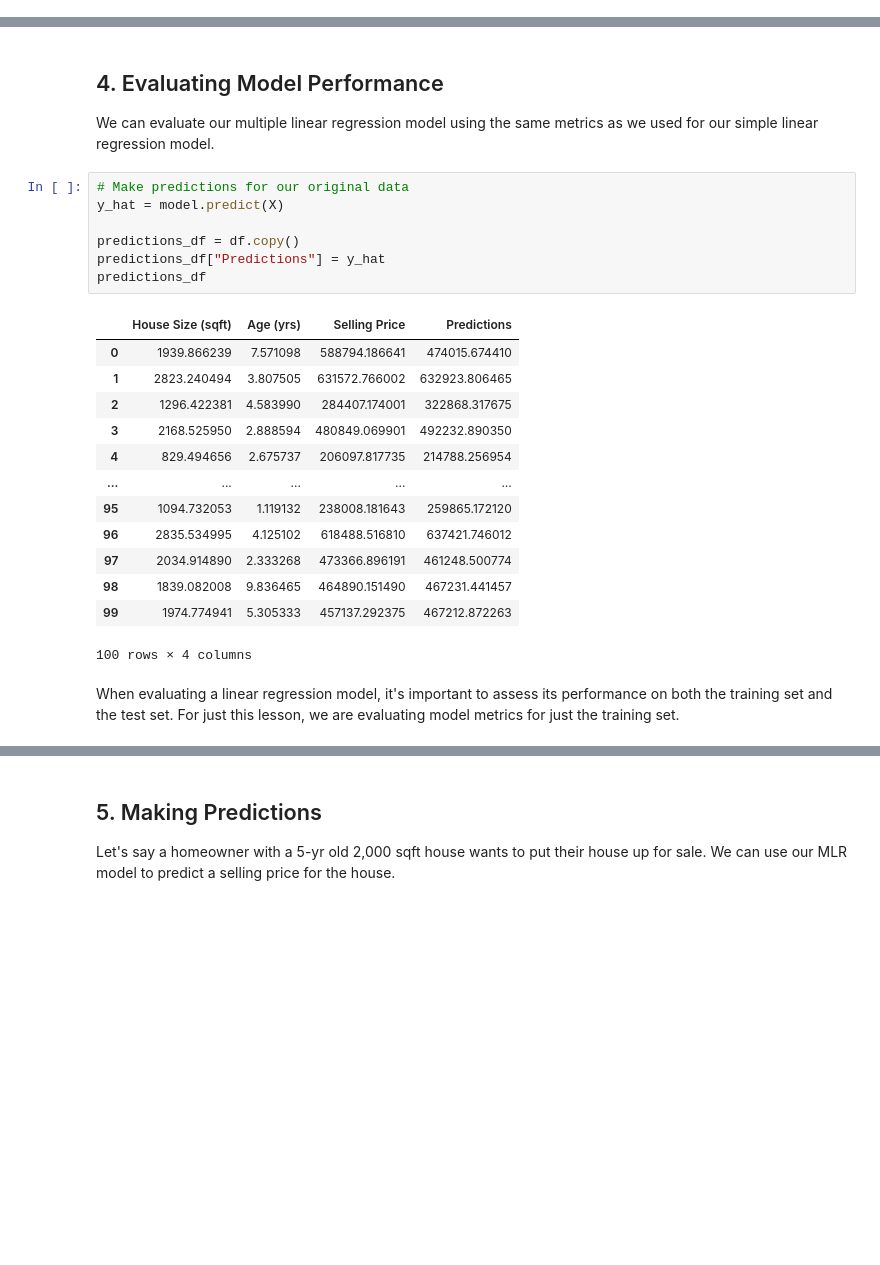
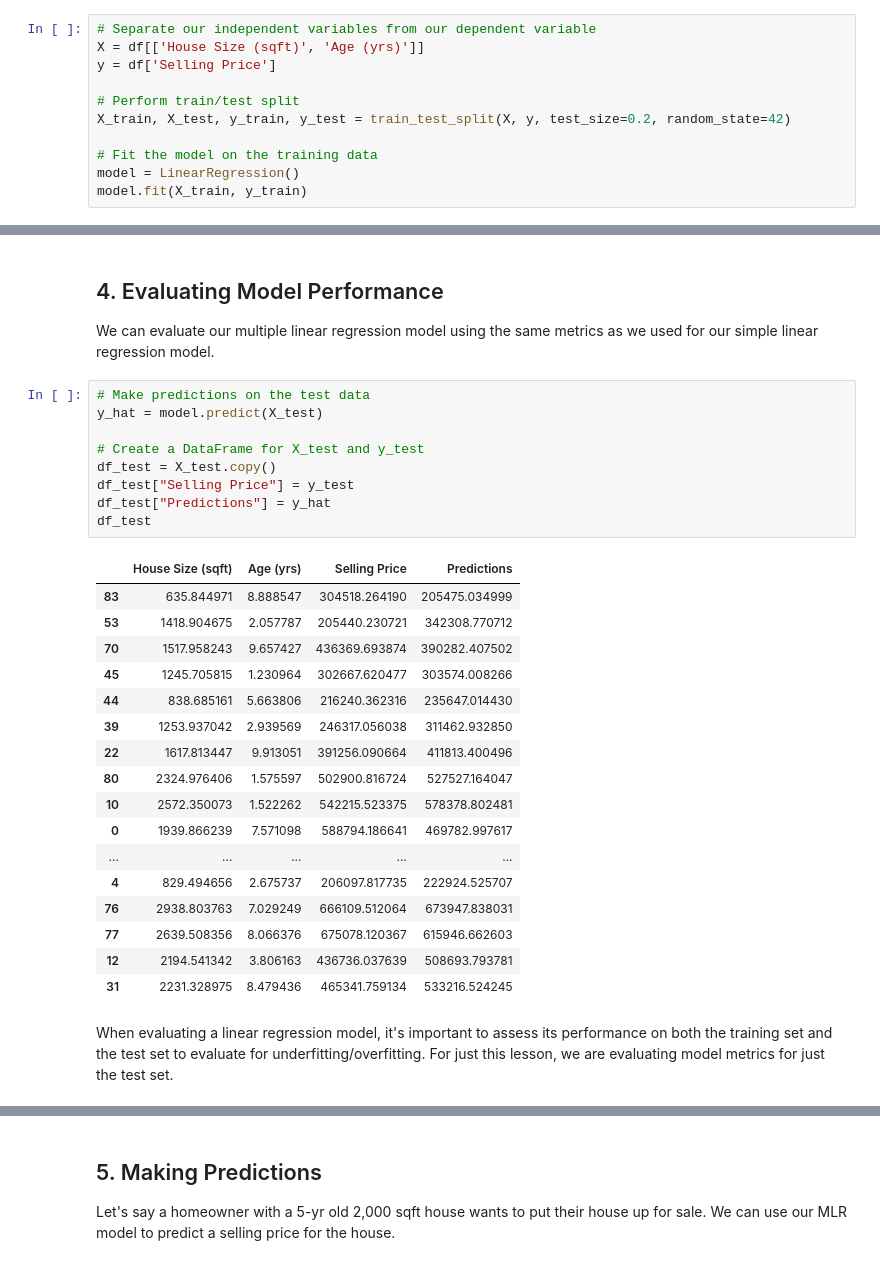
Before and after one commit to themarisolhernandez/ds-review-lessons, a Jupyter notebook: 04-multiple-linear-regression.ipynb, the cells around one changed output, grey strips where cells are left out. Cells and saved outputs as stored; diff of their text form; blank space fills up the shorter version.

```diff
--- a/04-multiple-linear-regression.ipynb
+++ b/04-multiple-linear-regression.ipynb
@@ -203,0 +201,11 @@ LinearRegression()
+# %%
+# Separate our independent variables from our dependent variable
+X = df[['House Size (sqft)', 'Age (yrs)']]
+y = df['Selling Price']
+
+# Perform train/test split
+X_train, X_test, y_train, y_test = train_test_split(X, y, test_size=0.2, random_state=42)
+
+# Fit the model on the training data
+model = LinearRegression()
+model.fit(X_train, y_train)
@@ -287,28 +297,34 @@ pio.show(fig)
 # %% [markdown]
 ## 4. Evaluating Model Performance
 We can evaluate our multiple linear regression model using the same metrics as we used for our simple linear regression model.
-# %%
-# Make predictions for our original data
-y_hat = model.predict(X)
-
-predictions_df = df.copy()
-predictions_df["Predictions"] = y_hat
-predictions_df
-# %% [output]
-|  | House Size (sqft) | Age (yrs) | Selling Price | Predictions |
-| 0 | 1939.866239 | 7.571098 | 588794.186641 | 474015.674410 |
-| 1 | 2823.240494 | 3.807505 | 631572.766002 | 632923.806465 |
-| 2 | 1296.422381 | 4.583990 | 284407.174001 | 322868.317675 |
-| 3 | 2168.525950 | 2.888594 | 480849.069901 | 492232.890350 |
-| 4 | 829.494656 | 2.675737 | 206097.817735 | 214788.256954 |
-| ... | ... | ... | ... | ... |
-| 95 | 1094.732053 | 1.119132 | 238008.181643 | 259865.172120 |
-| 96 | 2835.534995 | 4.125102 | 618488.516810 | 637421.746012 |
-| 97 | 2034.914890 | 2.333268 | 473366.896191 | 461248.500774 |
-| 98 | 1839.082008 | 9.836465 | 464890.151490 | 467231.441457 |
-| 99 | 1974.774941 | 5.305333 | 457137.292375 | 467212.872263 |
-100 rows × 4 columns
+# %%
+# Make predictions on the test data
+y_hat = model.predict(X_test)
+
+# Create a DataFrame for X_test and y_test
+df_test = X_test.copy()
+df_test["Selling Price"] = y_test
+df_test["Predictions"] = y_hat
+df_test
+# %% [output]
+|  | House Size (sqft) | Age (yrs) | Selling Price | Predictions |
+| 83 | 635.844971 | 8.888547 | 304518.264190 | 205475.034999 |
+| 53 | 1418.904675 | 2.057787 | 205440.230721 | 342308.770712 |
+| 70 | 1517.958243 | 9.657427 | 436369.693874 | 390282.407502 |
+| 45 | 1245.705815 | 1.230964 | 302667.620477 | 303574.008266 |
+| 44 | 838.685161 | 5.663806 | 216240.362316 | 235647.014430 |
+| 39 | 1253.937042 | 2.939569 | 246317.056038 | 311462.932850 |
+| 22 | 1617.813447 | 9.913051 | 391256.090664 | 411813.400496 |
+| 80 | 2324.976406 | 1.575597 | 502900.816724 | 527527.164047 |
+| 10 | 2572.350073 | 1.522262 | 542215.523375 | 578378.802481 |
+| 0 | 1939.866239 | 7.571098 | 588794.186641 | 469782.997617 |
+| ... | ... | ... | ... | ... |
+| 4 | 829.494656 | 2.675737 | 206097.817735 | 222924.525707 |
+| 76 | 2938.803763 | 7.029249 | 666109.512064 | 673947.838031 |
+| 77 | 2639.508356 | 8.066376 | 675078.120367 | 615946.662603 |
+| 12 | 2194.541342 | 3.806163 | 436736.037639 | 508693.793781 |
+| 31 | 2231.328975 | 8.479436 | 465341.759134 | 533216.524245 |
 # %% [markdown]
-When evaluating a linear regression model, it's important to assess its performance on both the training set and the test set. For just this lesson, we are evaluating model metrics for just the training set.
+When evaluating a linear regression model, it's important to assess its performance on both the training set and the test set to evaluate for underfitting/overfitting. For just this lesson, we are evaluating model metrics for just the test set.
 # %%
 # Calculate MAE
```
Also changed, not shown: parts of 9 cells of this notebook, 1 other file.
